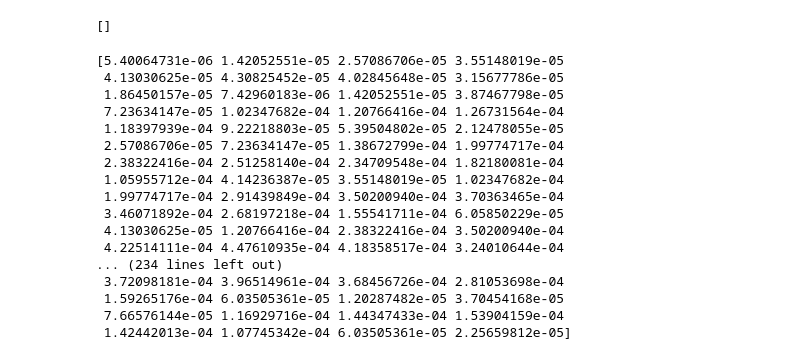
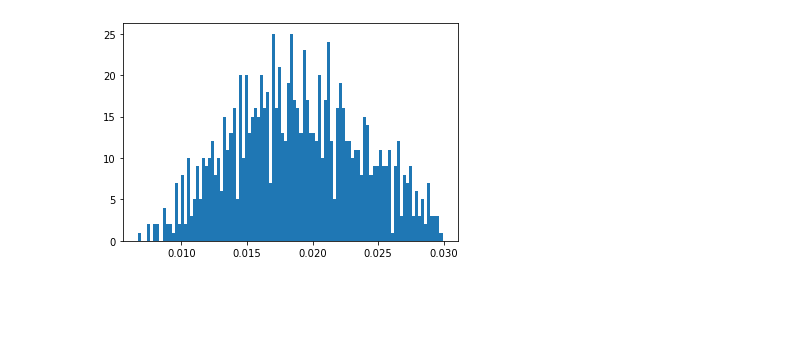
Before and after one commit to ThoLes94/ConvolutionWasserstein, a Jupyter notebook: convolution.ipynb, the cells around one changed output. Cells and saved outputs as stored; diff of their text form; code cells hidden in the pictures; blank space fills up the shorter version.

```diff
--- a/convolution.ipynb
+++ b/convolution.ipynb
@@ -152,16 +166,10 @@ print(alpha2)
 # %%
 def kernel(n1, n2, gamma):
     a = np.zeros((n1, n2))
-    min = np.infty
     for i1 in range(n1):
         for i2 in range(n2):
-            if min > -np.linalg.norm([mesh1[i1].x - mesh2[i2].x, mesh1[i1].y - mesh2[i2].y, mesh1[i1].z - mesh2[i2].z])**2 / gamma:
-                min = -np.linalg.norm([mesh1[i1].x - mesh2[i2].x, mesh1[i1].y - mesh2[i2].y, mesh1[i1].z - mesh2[i2].z])**2 / gamma
-            a[i1,i2] = np.exp(-np.linalg.norm([mesh1[i1].x/10 - mesh2[i2].x/10, mesh1[i1].y/10 - mesh2[i2].y/10, mesh1[i1].z/10 - mesh2[i2].z/10])**2 / gamma)
-            # if a[i1,i2] == 0 :
-                # print(-np.linalg.norm([mesh1[i1].x - mesh2[i2].x, mesh1[i1].y - mesh2[i2].y, mesh1[i1].z - mesh2[i2].z])**2 / gamma)
-                # return a
-    print(min)
+            a[i1,i2] = np.exp(- np.linalg.norm([mesh1[i1].x/10 - mesh2[i2].x/10, mesh1[i1].y/10 - mesh2[i2].y/10, mesh1[i1].z/10 - mesh2[i2].z/10])**2 / 4 /gamma)
+
     return a
 # %%
 n1 = 1000
@@ -174,24 +180,10 @@ a = 1/(n1)
-# %%
-print(Ht[Ht==0])
-# %% [output]
-[]
-# %%
-print(Wasserstein_barycentre((alpha1, alpha2), (1, 1), Ht, a, N=2))
-# %% [output]
-[5.40064731e-06 1.42052551e-05 2.57086706e-05 3.55148019e-05
- 4.13030625e-05 4.30825452e-05 4.02845648e-05 3.15677786e-05
- 1.86450157e-05 7.42960183e-06 1.42052551e-05 3.87467798e-05
- 7.23634147e-05 1.02347682e-04 1.20766416e-04 1.26731564e-04
- 1.18397939e-04 9.22218803e-05 5.39504802e-05 2.12478055e-05
- 2.57086706e-05 7.23634147e-05 1.38672799e-04 1.99774717e-04
- 2.38322416e-04 2.51258140e-04 2.34709548e-04 1.82180081e-04
- 1.05955712e-04 4.14236387e-05 3.55148019e-05 1.02347682e-04
- 1.99774717e-04 2.91439849e-04 3.50200940e-04 3.70363465e-04
- 3.46071892e-04 2.68197218e-04 1.55541711e-04 6.05850229e-05
- 4.13030625e-05 1.20766416e-04 2.38322416e-04 3.50200940e-04
- 4.22514111e-04 4.47610935e-04 4.18358517e-04 3.24010644e-04
-... (234 lines left out)
- 3.72098181e-04 3.96514961e-04 3.68456726e-04 2.81053698e-04
- 1.59265176e-04 6.03505361e-05 1.20287482e-05 3.70454168e-05
- 7.66576144e-05 1.16929716e-04 1.44347433e-04 1.53904159e-04
- 1.42442013e-04 1.07745342e-04 6.03505361e-05 2.25659812e-05]
+# %%
+# print(Wasserstein_barycentre((alpha1, alpha2), (0.5, 0.5), Ht, a, N=2))
+d = Wasserstein_barycentre((alpha1, alpha2), (0.5, 0.5), Ht, a, N=2)
+
+# print(d[d>0.01])
+
+plt.hist(d, bins=100)
+plt.show()
+# %% [output]
+[figure, added]
```
Also changed, not shown: parts of 21 cells of this notebook.
